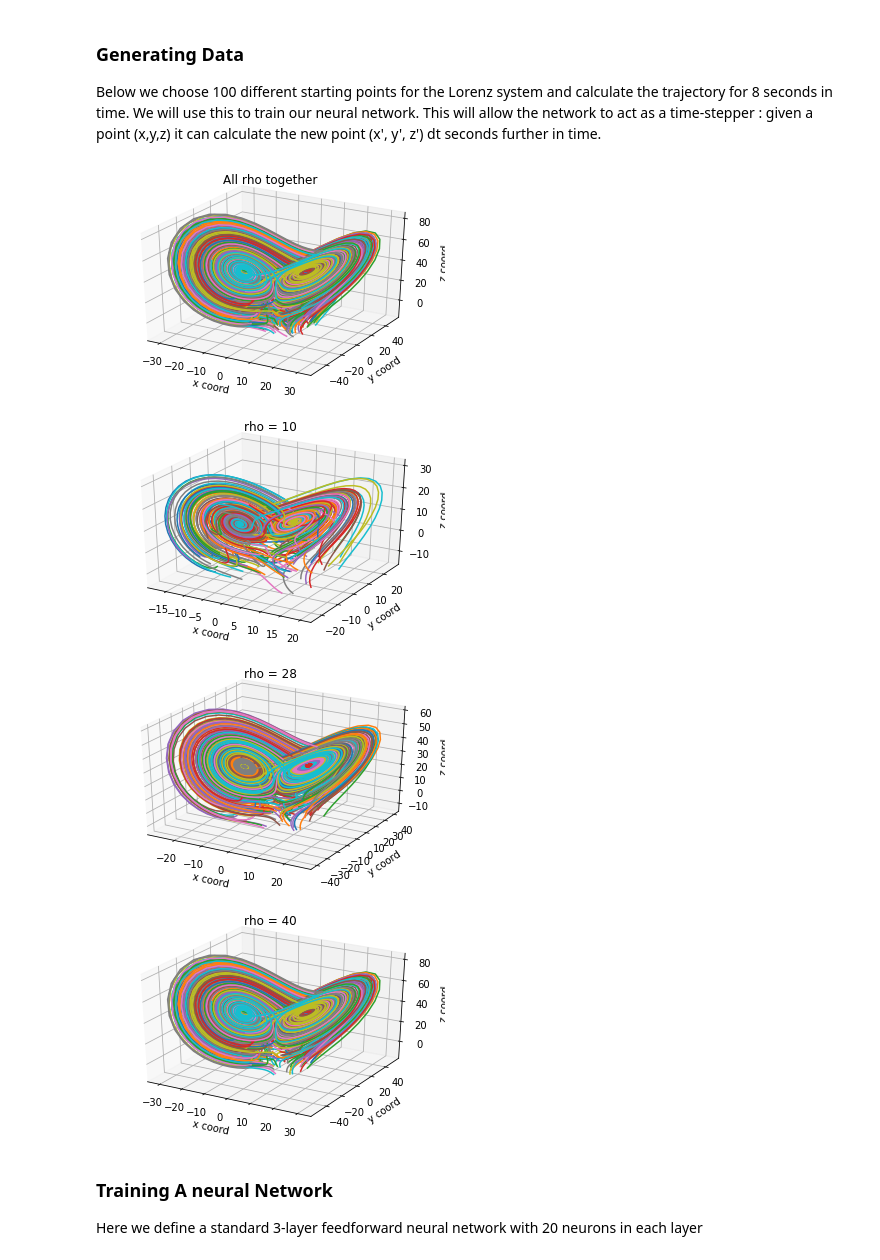
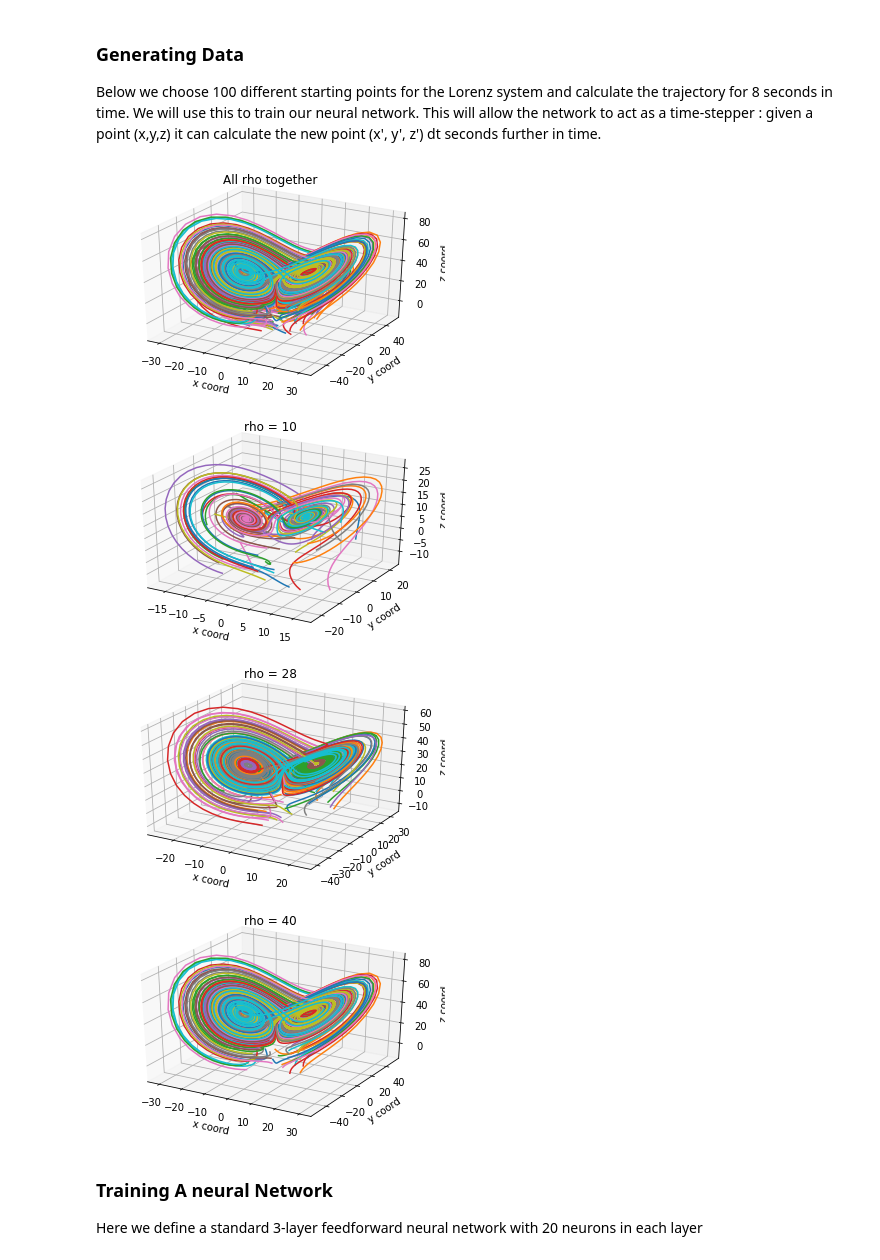
Before and after one commit to zackmcnulty/AMATH_563-Inferring_Structure_of_Complex_Systems, a Jupyter notebook: hw/hw3/lorenz_net.ipynb, the cells around one changed output. Drawn from its saved outputs; the diff is of its cells as text; code cells hidden in the pictures.

```diff
--- a/hw/hw3/lorenz_net.ipynb
+++ b/hw/hw3/lorenz_net.ipynb
@@ -14,7 +14,7 @@ from mpl_toolkits.mplot3d import Axes3D
 dt = 0.01  # time step size
 T = 8  # total simulation time per initial condition
 t = np.arange(start=0, stop=T, step=dt)
-num_trajectories = 200  # number of trajectories to simulate (at each rho)
+num_trajectories = 50  # number of trajectories to simulate (at each rho)
 
 # Set parameters of the lorenz system (rho set later)
 b = 8/3
@@ -36,37 +36,37 @@ for i, rho in enumerate([10, 28, 40]): # 10, 28, 40
     fig = plt.figure(i+1)
     ax = fig.gca(projection='3d')
     for j in range(num_trajectories):
         x0 = 30*np.random.uniform(low=-0.5, high=0.5, size=3)
 
         # Pass in initial conditions and relative/absolute tolerance
         y_vals = scipy.integrate.odeint(func = lambda t,x: lorenz(t,x, rho), y0=x0, t=t, rtol=1e-10, atol=1e-11, tfirst=True)
 
 
         if j == 0 and i == 0:
             inputs = y_vals[:-1, :]
             outputs = y_vals[1:, :]
         else:
             inputs = np.vstack((inputs, y_vals[:-1, :]))
             outputs = np.vstack((outputs, y_vals[1:, :]))
 
         ax.plot(xs=y_vals[:, 0], ys=y_vals[:, 1], zs=y_vals[:, 2])
         all_ax.plot(xs=y_vals[:, 0], ys=y_vals[:, 1], zs=y_vals[:, 2])
 
 
     plt.xlabel('x coord')
     plt.ylabel('y coord')
     ax.set_zlabel('z coord')
     plt.title('rho = ' + str(rho))
 
 plt.show(block=True)
 
 
 # Inputs stores the (x,y,z) at each time t and Outputs stores the (x,y,z) at each time (t+1) ; the two are just staggered
 # %% [output]
-[figure, old version]
+[figure, new version]
-[figure, old version]
+[figure, new version]
-[figure, old version]
+[figure, new version]
-[figure, old version]
+[figure, new version]
 # %% [markdown]
 ### Training A neural Network
 
```
Also changed, not shown: parts of 10 cells of this notebook, 31 other files.
